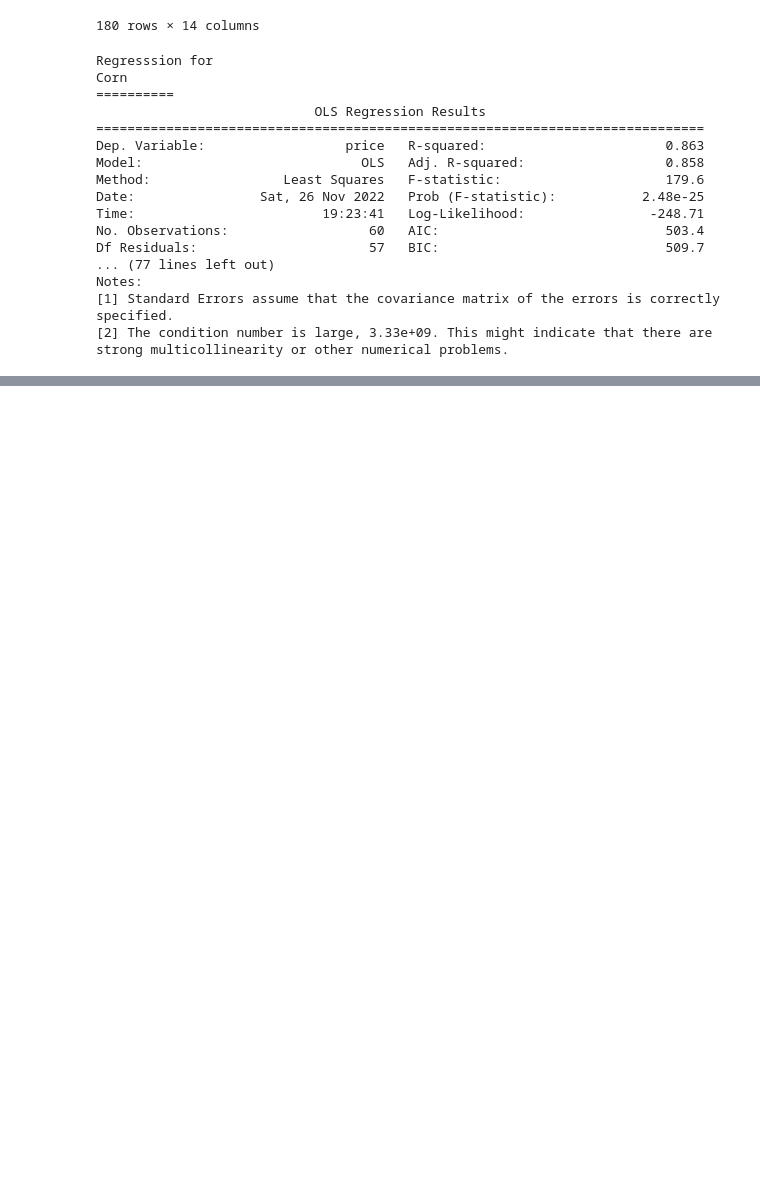
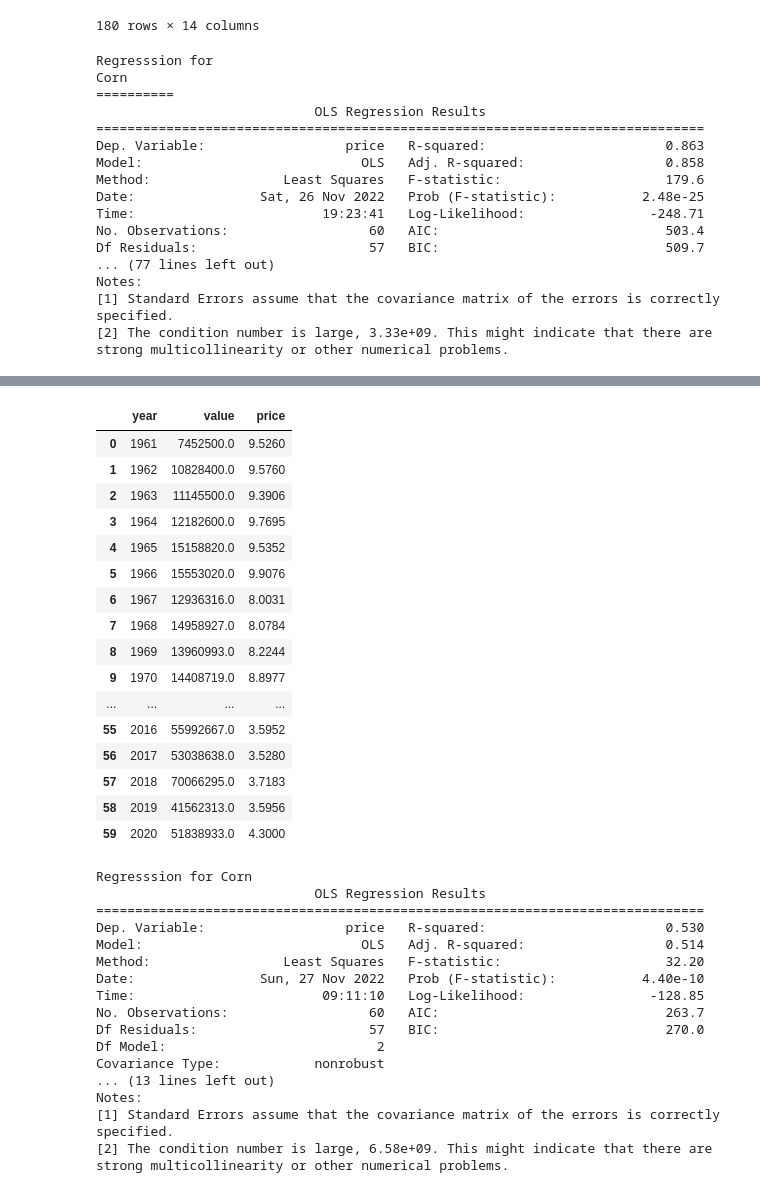
Before and after one commit to soccernee/ESE168_Project, a Jupyter notebook: ImportExportAnomaliesCode/priceAnalysis.ipynb, the cells around one changed output, grey strips where cells are left out. Cells and saved outputs as stored; diff of their text form; code cells hidden in the pictures; blank space fills up the shorter version.

Commit message:
more price analysis

```diff
--- a/ImportExportAnomaliesCode/priceAnalysis.ipynb
+++ b/ImportExportAnomaliesCode/priceAnalysis.ipynb
@@ -240,3 +240,6 @@ Notes:
 [1] Standard Errors assume that the covariance matrix of the errors is correctly specified.
 [2] The condition number is large, 3.33e+09. This might indicate that there are
 strong multicollinearity or other numerical problems.
+# %%
+externalPriceData = pd.read_csv("./EnergyDeptCornPrices.csv")
+display(externalPriceData)
@@ -242,0 +260,55 @@ strong multicollinearity or other numerical problems.
+# %%
+# calculate the same but looking only at US exports with inflation-adjusted corn price data
+
+exportQuantityData = productionData[(productionData["element"] == "Export Quantity")]
+exportQuantityData = exportQuantityData[(exportQuantityData["area"] == "United States of America")]
+
+tradeItem = "Maize (corn)"
+itemExports = exportQuantityData[(exportQuantityData["item"] == tradeItem)]
+allExport = itemExports.groupby(['year'])['value'].agg('sum').to_frame()
+allExport.reset_index(inplace=True)
+allExport = allExport.rename(columns = {'index':'year'})
+
+completeData = allExport.merge(externalPriceData, right_on='year', left_on='year')
+display(completeData)
+
+print("Regresssion for Corn")
+lm = smf.ols('price ~ value + year', data = completeData, missing='drop').fit()
+print(lm.summary())
+
+completeData.to_csv('USInflationAdjustedExportvsPriceData.csv')
+# %% [output]
+|  | year | value | price |
+| 0 | 1961 | 7452500.0 | 9.5260 |
+| 1 | 1962 | 10828400.0 | 9.5760 |
+| 2 | 1963 | 11145500.0 | 9.3906 |
+| 3 | 1964 | 12182600.0 | 9.7695 |
+| 4 | 1965 | 15158820.0 | 9.5352 |
+| 5 | 1966 | 15553020.0 | 9.9076 |
+| 6 | 1967 | 12936316.0 | 8.0031 |
+| 7 | 1968 | 14958927.0 | 8.0784 |
+| 8 | 1969 | 13960993.0 | 8.2244 |
+| 9 | 1970 | 14408719.0 | 8.8977 |
+| ... | ... | ... | ... |
+| 55 | 2016 | 55992667.0 | 3.5952 |
+| 56 | 2017 | 53038638.0 | 3.5280 |
+| 57 | 2018 | 70066295.0 | 3.7183 |
+| 58 | 2019 | 41562313.0 | 3.5956 |
+| 59 | 2020 | 51838933.0 | 4.3000 |
+Regresssion for Corn
+                            OLS Regression Results
+==============================================================================
+Dep. Variable:                  price   R-squared:                       0.530
+Model:                            OLS   Adj. R-squared:                  0.514
+Method:                 Least Squares   F-statistic:                     32.20
+Date:                Sun, 27 Nov 2022   Prob (F-statistic):           4.40e-10
+Time:                        09:11:10   Log-Likelihood:                -128.85
+No. Observations:                  60   AIC:                             263.7
+Df Residuals:                      57   BIC:                             270.0
+Df Model:                           2
+Covariance Type:            nonrobust
+... (13 lines left out)
+Notes:
+[1] Standard Errors assume that the covariance matrix of the errors is correctly specified.
+[2] The condition number is large, 6.58e+09. This might indicate that there are
+strong multicollinearity or other numerical problems.
```
Also changed, not shown: parts of 1 cell of this notebook, 3 other files.
